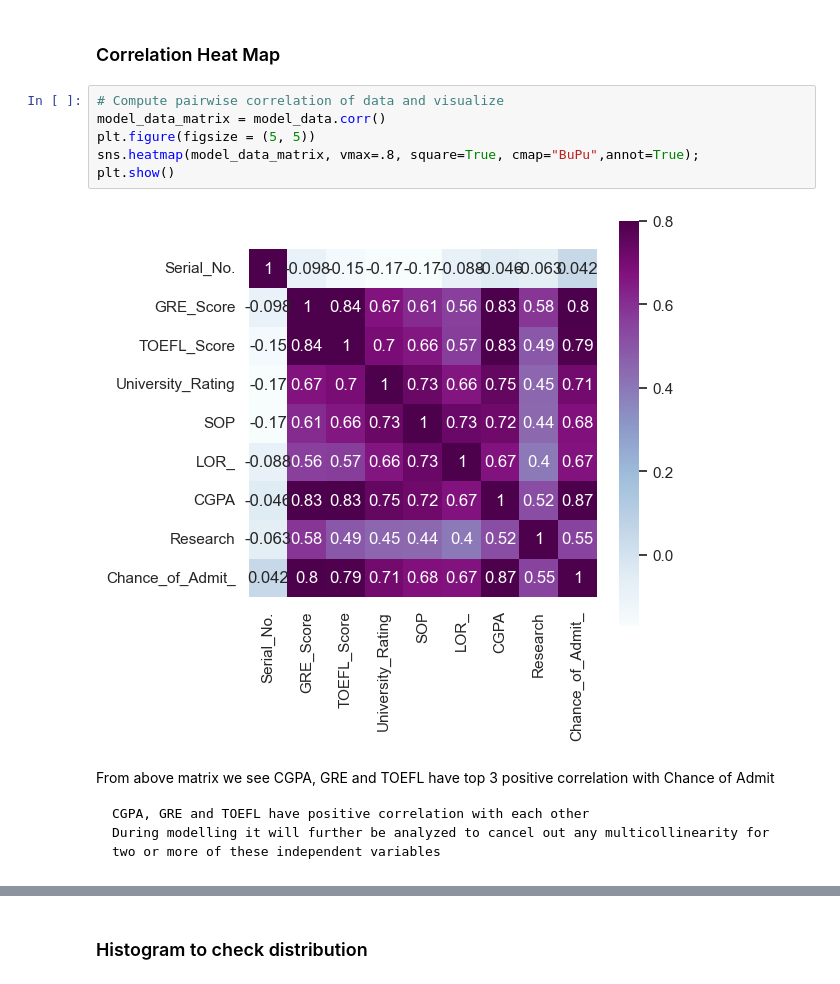
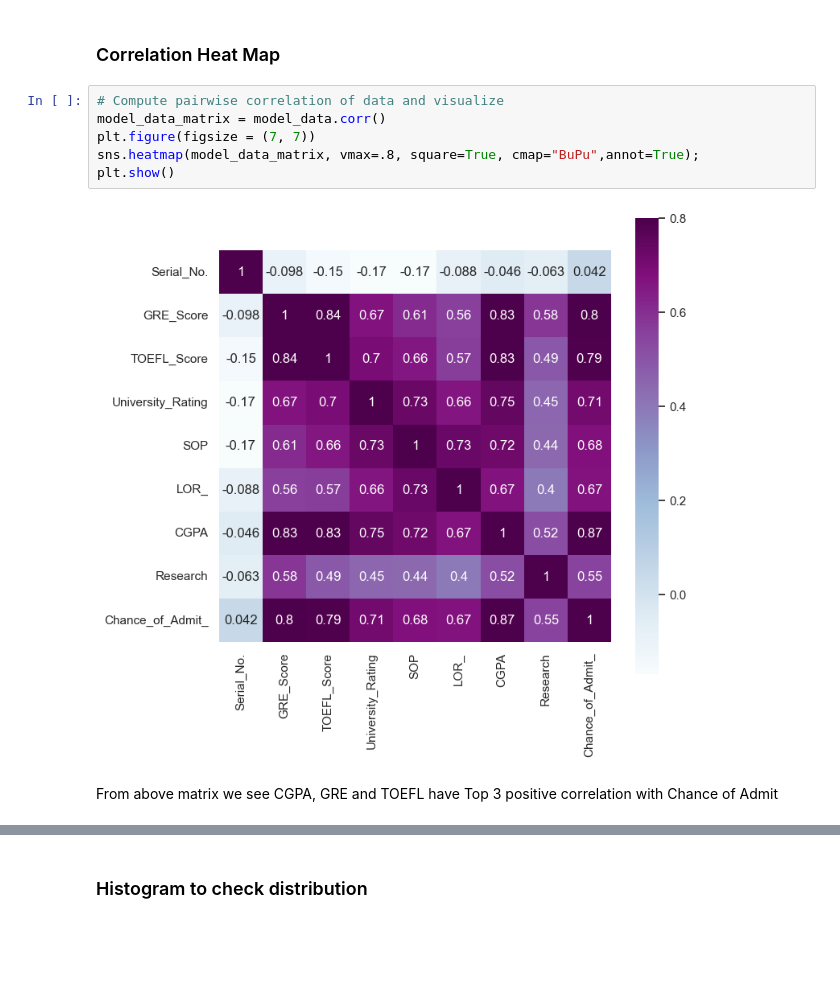
Before and after one commit to LCM-org/group6_advPython, a Jupyter notebook: multiple lr - admissions 20230215.ipynb, the cells around one changed output, grey strips where cells are left out. Cells and saved outputs as stored; diff of their text form; blank space fills up the shorter version.

````diff
--- a/multiple lr - admissions 20230215.ipynb
+++ b/multiple lr - admissions 20230215.ipynb
@@ -151,17 +135,13 @@ for eachSeries in model_data:
 # %%
 # Compute pairwise correlation of data and visualize
 model_data_matrix = model_data.corr()
-plt.figure(figsize = (5, 5))
+plt.figure(figsize = (7, 7))
 sns.heatmap(model_data_matrix, vmax=.8, square=True, cmap="BuPu",annot=True);
 plt.show()
 # %% [output]
-[figure, old version]
+[figure, new version]
 # %% [markdown]
-From above matrix we see CGPA, GRE and TOEFL have top 3 positive correlation with Chance of Admit
-```
-CGPA, GRE and TOEFL have positive correlation with each other
-During modelling it will further be analyzed to cancel out any multicollinearity for two or more of these independent variables
-```
+From above matrix we see CGPA, GRE and TOEFL have Top 3 positive correlation with Chance of Admit
 # %% [markdown]
 ![separator1](https://i.imgur.com/ZUWYTii.png)
 
````
Also changed, not shown: parts of 48 cells of this notebook.
